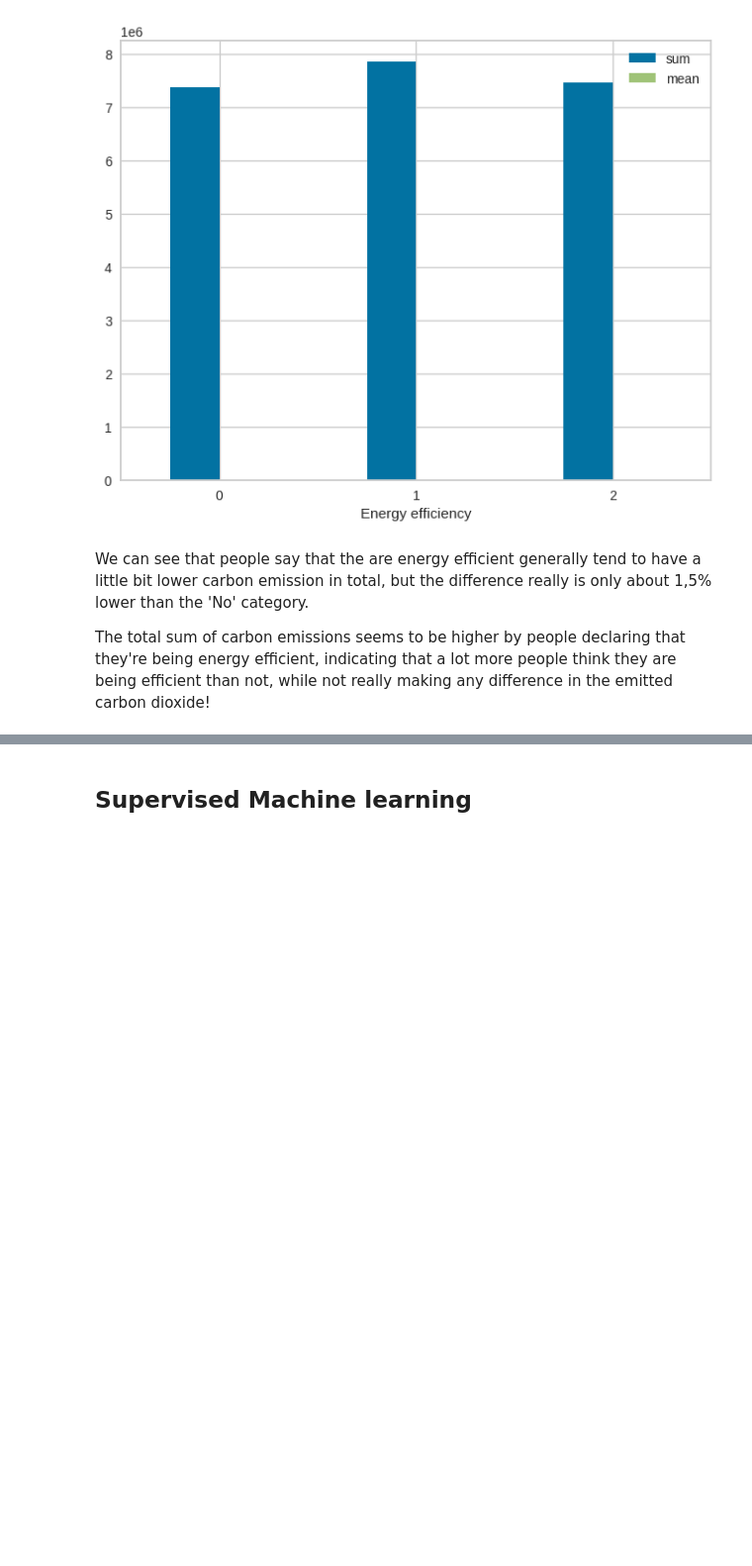
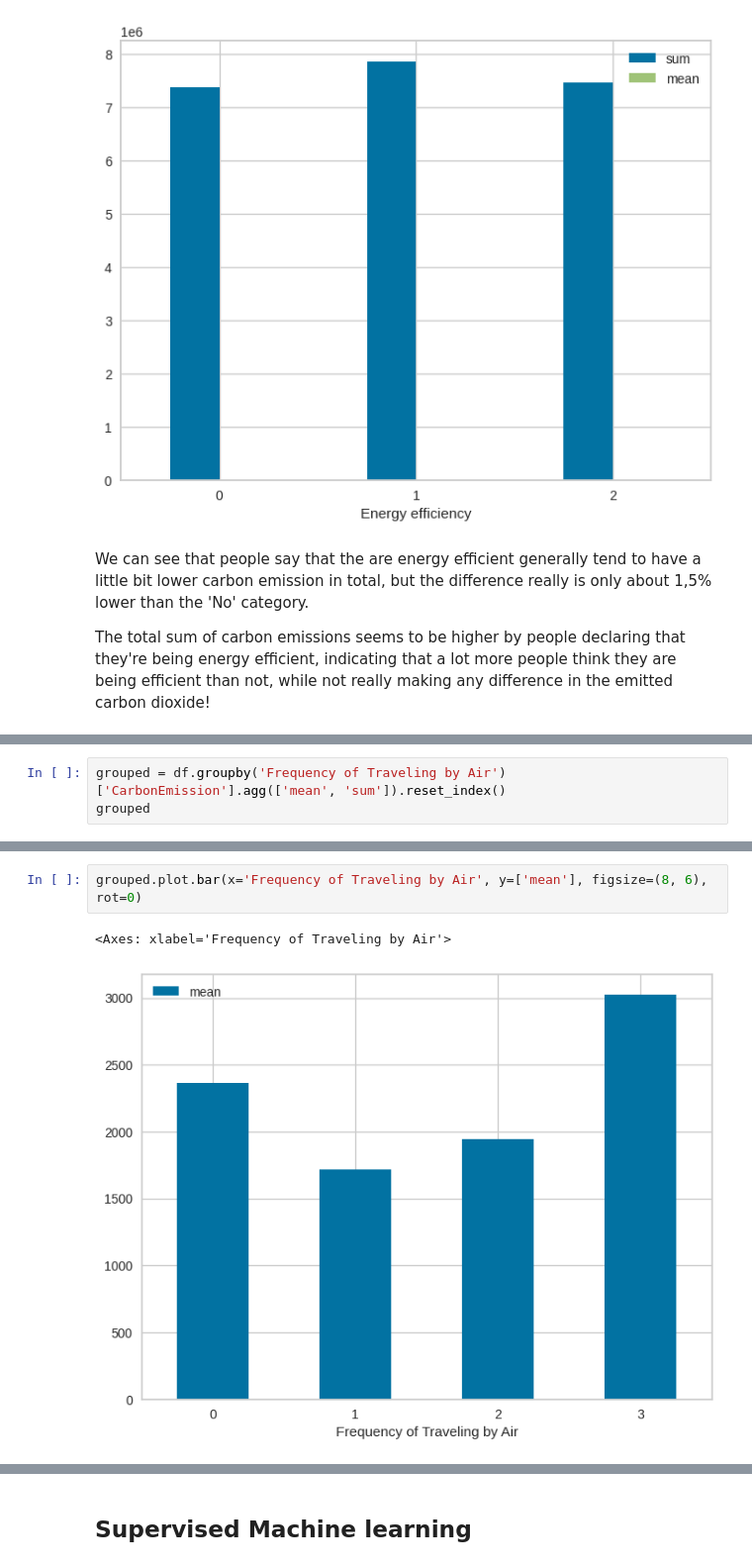
Before and after one commit to cph-oo221/Dat4-BI-Exam, a Jupyter notebook: Main.ipynb, the cells around one changed output, grey strips where cells are left out. Shown at 99% size. Cells and saved outputs as stored; diff of their text form; blank space fills up the shorter version.

```diff
--- a/Main.ipynb
+++ b/Main.ipynb
@@ -370,0 +405,3 @@ The total sum of carbon emissions seems to be higher by people declaring that th
+# %%
+grouped = df.groupby('Frequency of Traveling by Air')['CarbonEmission'].agg(['mean', 'sum']).reset_index()
+grouped
@@ -370,0 +414,5 @@ The total sum of carbon emissions seems to be higher by people declaring that th
+# %%
+grouped.plot.bar(x='Frequency of Traveling by Air', y=['mean'], figsize=(8, 6), rot=0)
+# %% [output]
+<Axes: xlabel='Frequency of Traveling by Air'>
+[figure, added]
```
Also changed, not shown: parts of 13 cells of this notebook.
